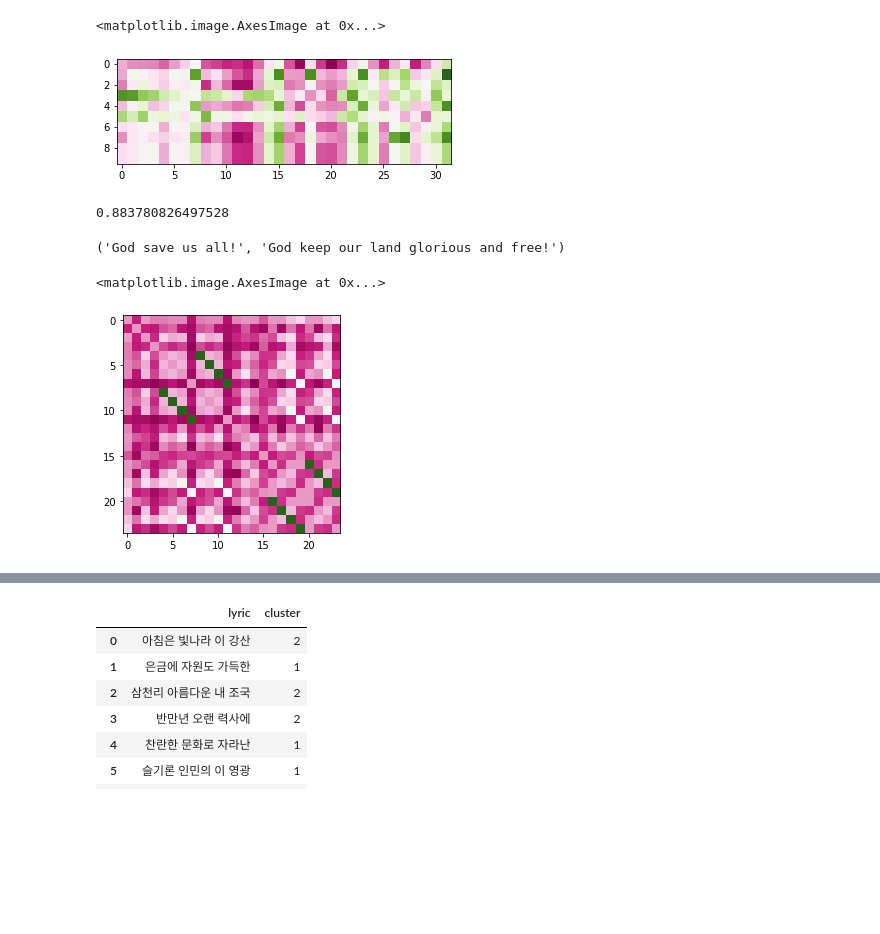
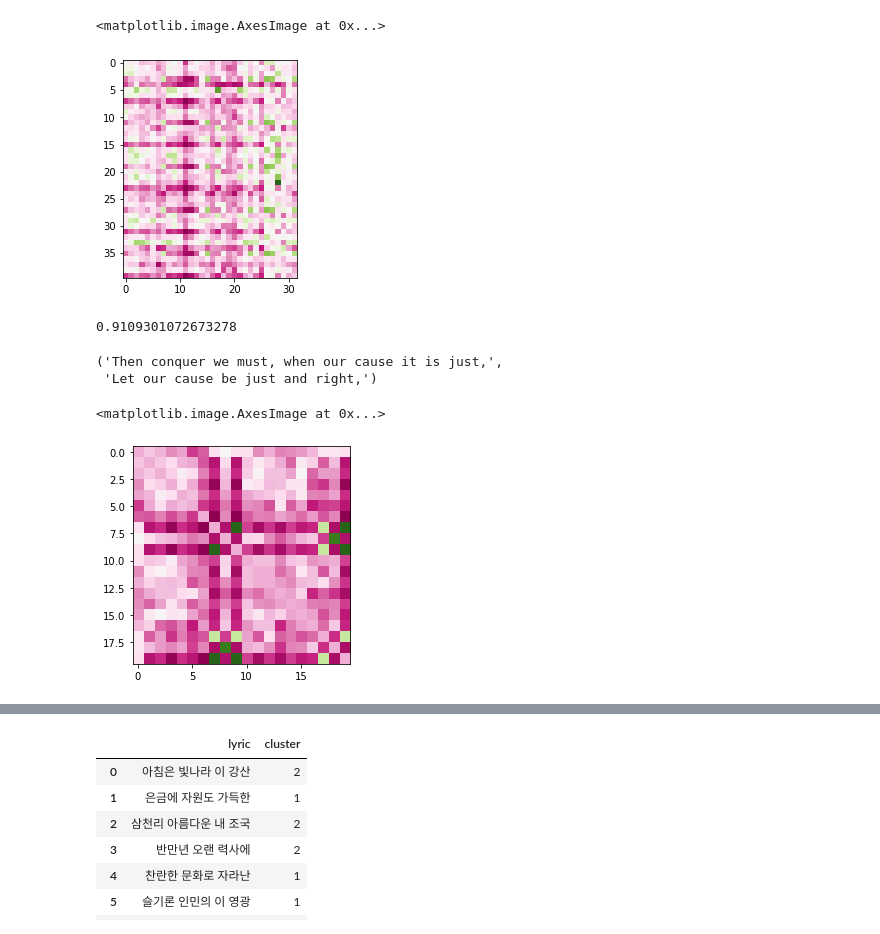
Before and after one commit to kebuhcah/openai-notebooks, a Jupyter notebook: anthem-embeddings.ipynb, the cells around one changed output, grey strips where cells are left out. Cells and saved outputs as stored; diff of their text form; code cells hidden in the pictures; blank space fills up the shorter version.

```diff
--- a/anthem-embeddings.ipynb
+++ b/anthem-embeddings.ipynb
@@ -54,11 +56,11 @@ Fetching KOR from OpenAI
 # %%
-plt.imshow(correlate(embeddings['CAN'], embeddings['USA']), cmap='PiYG')
+plt.imshow(correlate(embeddings['NZL'], embeddings['USA']), cmap='PiYG')
 # %% [output]
 <matplotlib.image.AxesImage at 0x...>
-[figure, old version]
+[figure, new version]
 # %%
-country1 = 'GBR'
-country2 = 'CAN'
+country1 = 'USA'
+country2 = 'NZL'
 c = correlate(embeddings[country1], embeddings[country2])
 idx1, idx2 = np.unravel_index(c.argmax(), c.shape)
 
@@ -66,10 +68,11 @@ print(c.max())
 
 lyrics[country1][idx1], lyrics[country2][idx2]
 # %% [output]
-0.883780826497528
+0.9109301072673278
-('God save us all!', 'God keep our land glorious and free!')
+('Then conquer we must, when our cause it is just,',
+ 'Let our cause be just and right,')
 # %%
-plt.imshow(correlate_minus_diag(embeddings['PRK']), cmap='PiYG')
+plt.imshow(correlate_minus_diag(embeddings['AUS']), cmap='PiYG')
 # %% [output]
 <matplotlib.image.AxesImage at 0x...>
-[figure, old version]
+[figure, new version]
```
Also changed, not shown: parts of 3 cells of this notebook, 4 other files.
